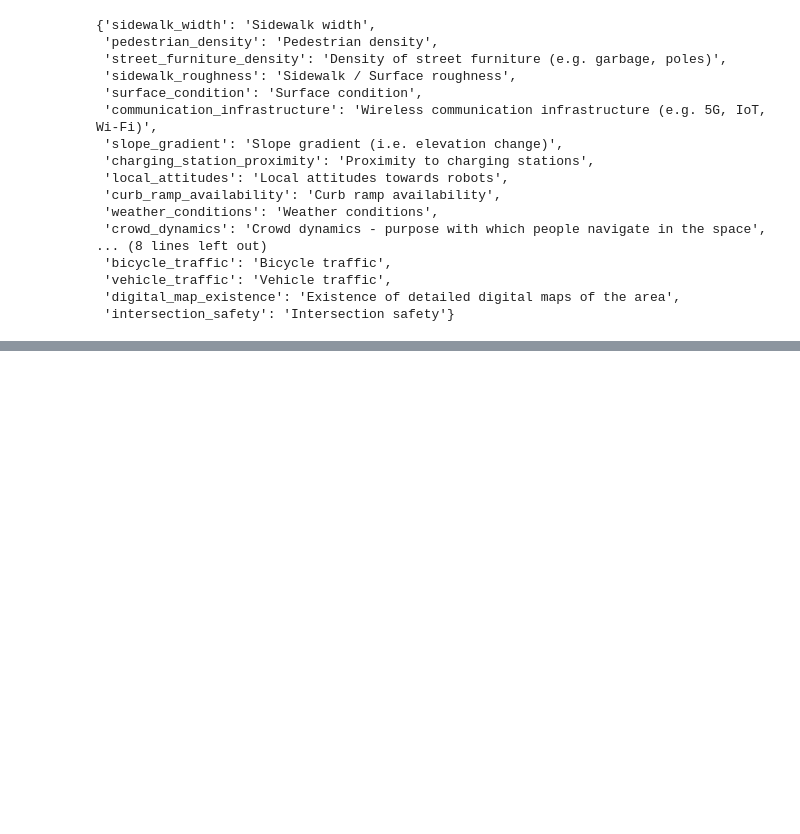
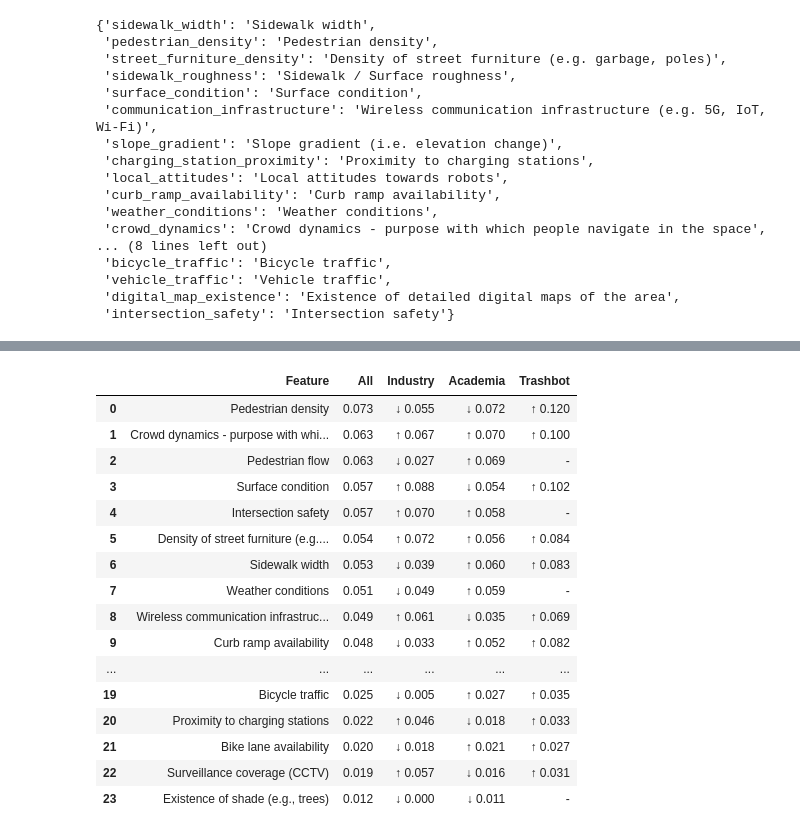
Before and after one commit to FAR-Lab/robotability-nyc, a Jupyter notebook: survey_processing/generate_weights_table.ipynb, the cells around one changed output, grey strips where cells are left out. Cells and saved outputs as stored; diff of their text form; code cells hidden in the pictures; blank space fills up the shorter version.

Commit message:
draft of arrows

```diff
--- a/survey_processing/generate_weights_table.ipynb
+++ b/survey_processing/generate_weights_table.ipynb
@@ -117,0 +119,35 @@ all_weights
+# %%
+# add in betweeen cols for 'Industry' 'Academia' and 'Trashbot' that have an up arrow if the value is higher than the 'All' value, and a down arrow if it is lower
+def add_arrows_to_col(row, col_name):
+    if row[col_name] == '-':
+        return '-'
+    if row[col_name] > row['All']:
+        return f"↑ {row[col_name]}"
+    elif row[col_name] < row['All']:
+        return f"↓ {row[col_name]}"
+    else:
+        return row[col_name]
+
+all_weights['Industry'] = all_weights.apply(lambda x: add_arrows_to_col(x, 'Industry'), axis=1)
+all_weights['Academia'] = all_weights.apply(lambda x: add_arrows_to_col(x, 'Academia'), axis=1)
+all_weights['Trashbot'] = all_weights.apply(lambda x: add_arrows_to_col(x, 'Trashbot'), axis=1)
+
+all_weights
+# %% [output]
+|  | Feature | All | Industry | Academia | Trashbot |
+| 0 | Pedestrian density | 0.073 | ↓ 0.055 | ↓ 0.072 | ↑ 0.120 |
+| 1 | Crowd dynamics - purpose with whi... | 0.063 | ↑ 0.067 | ↑ 0.070 | ↑ 0.100 |
+| 2 | Pedestrian flow | 0.063 | ↓ 0.027 | ↑ 0.069 | - |
+| 3 | Surface condition | 0.057 | ↑ 0.088 | ↓ 0.054 | ↑ 0.102 |
+| 4 | Intersection safety | 0.057 | ↑ 0.070 | ↑ 0.058 | - |
+| 5 | Density of street furniture (e.g.... | 0.054 | ↑ 0.072 | ↑ 0.056 | ↑ 0.084 |
+| 6 | Sidewalk width | 0.053 | ↓ 0.039 | ↑ 0.060 | ↑ 0.083 |
+| 7 | Weather conditions | 0.051 | ↓ 0.049 | ↑ 0.059 | - |
+| 8 | Wireless communication infrastruc... | 0.049 | ↑ 0.061 | ↓ 0.035 | ↑ 0.069 |
+| 9 | Curb ramp availability | 0.048 | ↓ 0.033 | ↑ 0.052 | ↑ 0.082 |
+| ... | ... | ... | ... | ... | ... |
+| 19 | Bicycle traffic | 0.025 | ↓ 0.005 | ↑ 0.027 | ↑ 0.035 |
+| 20 | Proximity to charging stations | 0.022 | ↑ 0.046 | ↓ 0.018 | ↑ 0.033 |
+| 21 | Bike lane availability | 0.020 | ↓ 0.018 | ↑ 0.021 | ↑ 0.027 |
+| 22 | Surveillance coverage (CCTV) | 0.019 | ↑ 0.057 | ↓ 0.016 | ↑ 0.031 |
+| 23 | Existence of shade (e.g., trees) | 0.012 | ↓ 0.000 | ↓ 0.011 | - |
```
Also changed, not shown: parts of 5 cells of this notebook.
